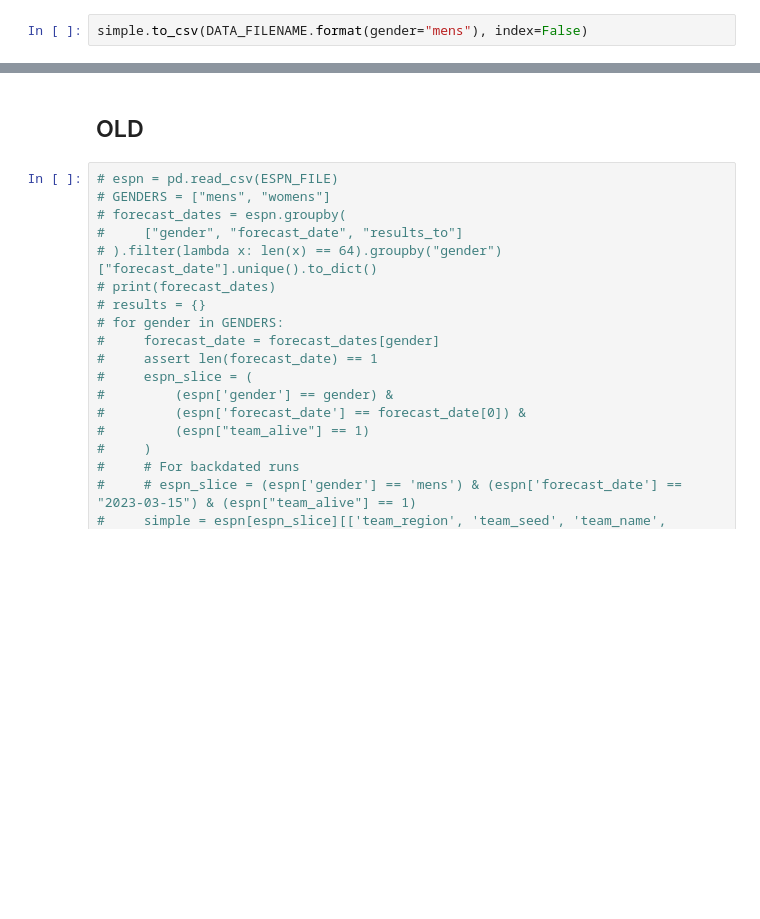
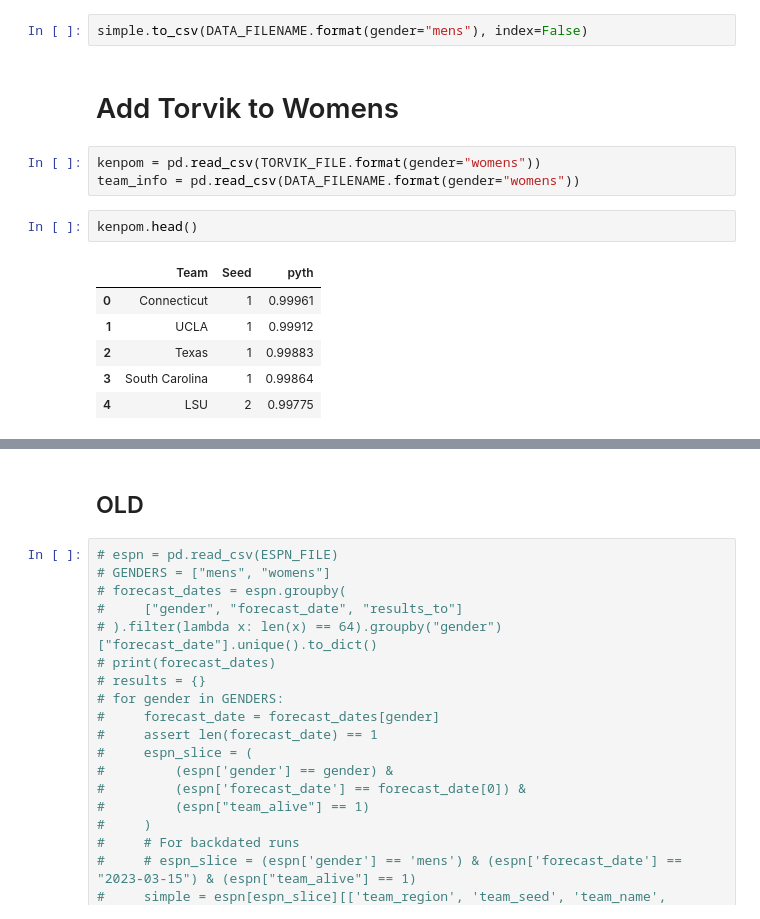
Before and after one commit to awooddoughty/bracket-predictions, a Jupyter notebook: create_original_brackets.ipynb, the cells around one changed output, grey strips where cells are left out. Drawn from its saved outputs; the diff is of its cells as text; blank space fills up the shorter version.

```diff
--- a/create_original_brackets.ipynb
+++ b/create_original_brackets.ipynb
@@ -164,2 +136,16 @@ simple.shape
 # %%
 simple.to_csv(DATA_FILENAME.format(gender="mens"), index=False)
+# %% [markdown]
+# Add Torvik to Womens
+# %%
+kenpom = pd.read_csv(TORVIK_FILE.format(gender="womens"))
+team_info = pd.read_csv(DATA_FILENAME.format(gender="womens"))
+# %%
+kenpom.head()
+# %% [output]
+|  | Team | Seed | pyth |
+| 0 | Connecticut | 1 | 0.99961 |
+| 1 | UCLA | 1 | 0.99912 |
+| 2 | Texas | 1 | 0.99883 |
+| 3 | South Carolina | 1 | 0.99864 |
+| 4 | LSU | 2 | 0.99775 |
```
Also changed, not shown: parts of 21 cells of this notebook, 4 other files.
